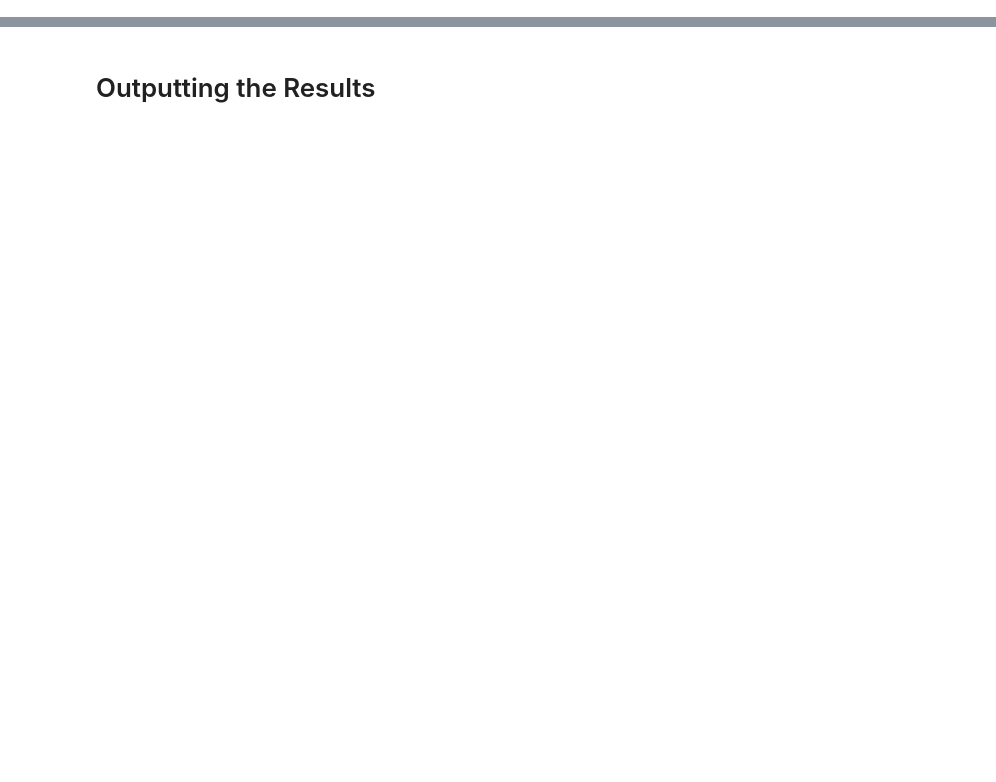
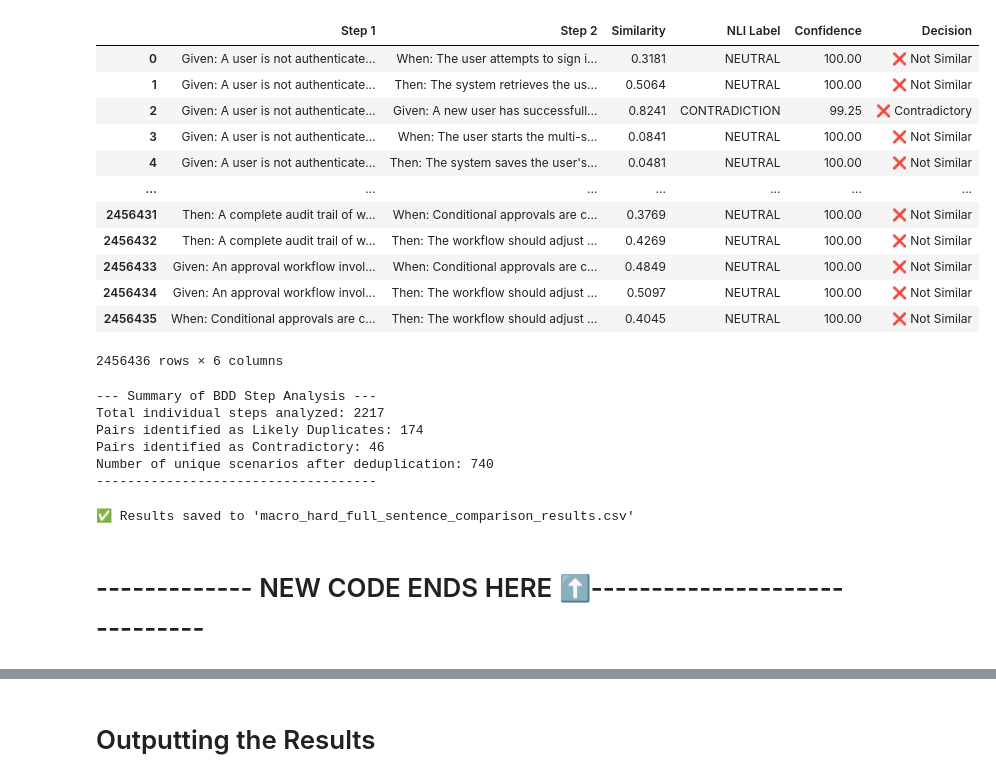
Before and after one commit to arjun-ms/prd-to-bdd-generator, a Jupyter notebook: prd_to_bdd.ipynb, the cells around one changed output, grey strips where cells are left out. Cells and saved outputs as stored; diff of their text form; code cells hidden in the pictures; blank space fills up the shorter version.

```diff
--- a/prd_to_bdd.ipynb
+++ b/prd_to_bdd.ipynb
@@ -346,0 +390,47 @@ Please note that authentication is recommended but still optional to access publ
+# %%
+# Calculate and print the requested metrics
+total_count = len(bdd_steps) # Total number of individual steps
+duplicate_count = df_results[df_results['Decision'] == '✅ Likely Duplicate'].shape[0] # Count of pairs marked as likely duplicates
+contradicting_count = df_results[df_results['Decision'] == '❌ Contradictory'].shape[0] # Count of pairs marked as contradictory
+
+# "After Cleanup" is the number of unique scenarios, which was already calculated and printed in the remove_duplicates function
+scenarios_after_cleanup = len(bdd_json['features'])
+
+
+print(f"\n--- Summary of BDD Step Analysis ---")
+print(f"Total individual steps analyzed: {total_count}")
+print(f"Pairs identified as Likely Duplicates: {duplicate_count}")
+print(f"Pairs identified as Contradictory: {contradicting_count}")
+print(f"Number of unique scenarios after deduplication: {scenarios_after_cleanup}")
+print(f"------------------------------------")
+# %% [output]
+|  | Step 1 | Step 2 | Similarity | NLI Label | Confidence | Decision |
+| 0 | Given: A user is not authenticate... | When: The user attempts to sign i... | 0.3181 | NEUTRAL | 100.00 | ❌ Not Similar |
+| 1 | Given: A user is not authenticate... | Then: The system retrieves the us... | 0.5064 | NEUTRAL | 100.00 | ❌ Not Similar |
+| 2 | Given: A user is not authenticate... | Given: A new user has successfull... | 0.8241 | CONTRADICTION | 99.25 | ❌ Contradictory |
+| 3 | Given: A user is not authenticate... | When: The user starts the multi-s... | 0.0841 | NEUTRAL | 100.00 | ❌ Not Similar |
+| 4 | Given: A user is not authenticate... | Then: The system saves the user's... | 0.0481 | NEUTRAL | 100.00 | ❌ Not Similar |
+| ... | ... | ... | ... | ... | ... | ... |
+| 2456431 | Then: A complete audit trail of w... | When: Conditional approvals are c... | 0.3769 | NEUTRAL | 100.00 | ❌ Not Similar |
+| 2456432 | Then: A complete audit trail of w... | Then: The workflow should adjust ... | 0.4269 | NEUTRAL | 100.00 | ❌ Not Similar |
+| 2456433 | Given: An approval workflow invol... | When: Conditional approvals are c... | 0.4849 | NEUTRAL | 100.00 | ❌ Not Similar |
+| 2456434 | Given: An approval workflow invol... | Then: The workflow should adjust ... | 0.5097 | NEUTRAL | 100.00 | ❌ Not Similar |
+| 2456435 | When: Conditional approvals are c... | Then: The workflow should adjust ... | 0.4045 | NEUTRAL | 100.00 | ❌ Not Similar |
+2456436 rows × 6 columns
+--- Summary of BDD Step Analysis ---
+Total individual steps analyzed: 2217
+Pairs identified as Likely Duplicates: 174
+Pairs identified as Contradictory: 46
+Number of unique scenarios after deduplication: 740
+------------------------------------
+# %%
+# ------------------------------------------------------
+# 6. Save to CSV
+# ------------------------------------------------------
+output_path = "macro_hard_full_sentence_comparison_results.csv"
+df_results.to_csv(output_path, index=False)
+print(f"\n✅ Results saved to '{output_path}'")
+# %% [output]
+✅ Results saved to 'macro_hard_full_sentence_comparison_results.csv'
+# %% [markdown]
+# ------------- NEW CODE ENDS HERE ⬆️------------------------------
```
Also changed, not shown: parts of 39 cells of this notebook.
